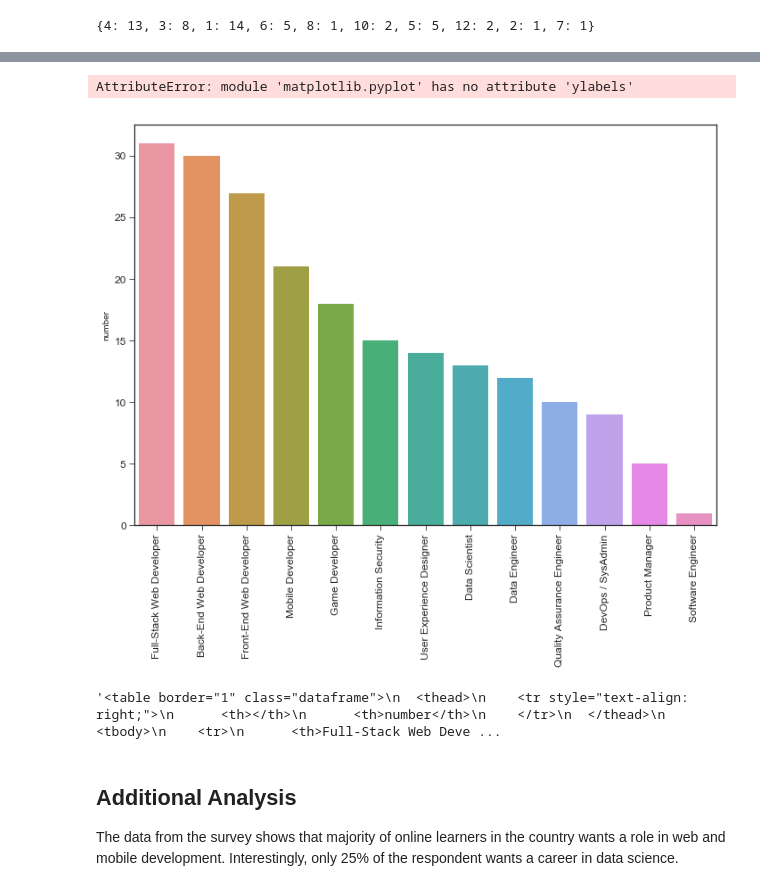
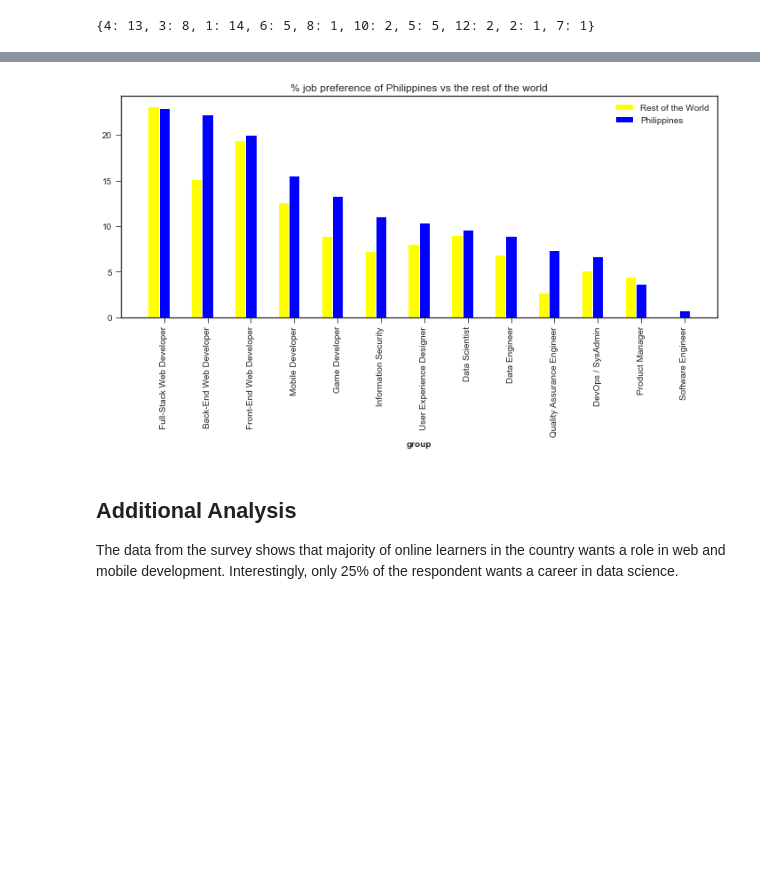
Before and after one commit to lnbalon/coder_survey, a Jupyter notebook: Coder_Survey.ipynb, the cells around one changed output, grey strips where cells are left out. Drawn from its saved outputs; the diff is of its cells as text; code cells hidden in the pictures; blank space fills up the shorter version.

```diff
--- a/Coder_Survey.ipynb
+++ b/Coder_Survey.ipynb
@@ -382,6 +474,7 @@ def job_roles(data):
     return job_interest_count, job_interests
 
 job_interest_count_phil, job_interest_phil = job_roles(philippines)
+job_interest_count_rest, job_interest_rest = job_roles(rest)
 # %%
 job_interest_count_phil
 # %% [output]
@@ -392,0 +502,5 @@ job_interest_phil_df.sort_values(by=['number'],ascending=False,inplace=True)
+# %%
+job_interest_rest_df = pd.DataFrame.from_dict(job_interest_rest, orient = 'index')
+job_interest_rest_df.columns = ['number']
+job_interest_rest_df.sort_values(by=['number'],ascending=False,inplace=True)
+job_interest_rest_df
@@ -392,0 +528,2 @@ job_interest_phil_df.sort_values(by=['number'],ascending=False,inplace=True)
+# %%
+rest_data = job_interest_rest_df.loc[job_interest_phil_df.index] * 100 / rest.shape[0]
@@ -393,3 +589,36 @@ job_interest_phil_df.sort_values(by=['number'],ascending=False,inplace=True)
+# %%
+fig, ax= plt.subplots()
+fig.set_size_inches(10, 6)
+
+barWidth = 0.25
+
+# set height of bar
+bars1 = rest_data['number']
+bars2 = phil_data['number']
+
+
+# Set position of bar on X axis
+r1 = np.arange(len(bars1))
+r2 = [x + barWidth for x in r1]
+
+
+# Make the plot
+plt.bar(r1, bars1, color='yellow', width=barWidth, edgecolor='white', label='Rest of the World')
+plt.bar(r2, bars2, color='blue', width=barWidth, edgecolor='white', label='Philippines')
+
+
+# Add xticks on the middle of the group bars
+plt.xlabel('group', fontweight='bold')
+plt.xticks([r + barWidth for r in range(len(bars1))], list(phil_data.index), rotation = 90)
+
+# Create legend & Show graphic
+plt.title('% job preference of Philippines vs the rest of the world')
+plt.legend()
+plt.tight_layout()
+plt.savefig('job_preference.png')
+plt.show()
+# %% [output]
+[figure, added]
 # %%
 sns.set_style('ticks')
 fig, ax = plt.subplots()
@@ -397,17 +626,10 @@ fig.set_size_inches(11.7, 8.27)
 ax = sns.barplot(x = job_interest_phil_df.index, y= 'number' , data=job_interest_phil_df)
 plt.xticks(rotation = 90, fontsize=12)
 plt.yticks(fontsize=12)
-plt.ylabels(fontsize=12)
+plt.title('Future Job Interest Philippines', fontsize=18)
+plt.tight_layout()
+plt.savefig('job_interest_phil.png')
 plt.show()
-# %% [output]
-AttributeError: module 'matplotlib.pyplot' has no attribute 'ylabels'
-[figure, removed]
-# %%
-from IPython.display import display, HTML
-
-display(job_interest_phil_df.to_html())
-# %% [output]
-'<table border="1" class="dataframe">\n  <thead>\n    <tr style="text-align: right;">\n      <th></th>\n      <th>number</th>\n    </tr>\n  </thead>\n  <tbody>\n    <tr>\n      <th>Full-Stack Web Deve ...
 # %%
 job_roles = job_interest_phil_df['number'] *100 / philippines.shape[0]
 job_roles.sort_values(ascending=False)
```
Also changed, not shown: parts of 23 cells of this notebook, 6 other files.
